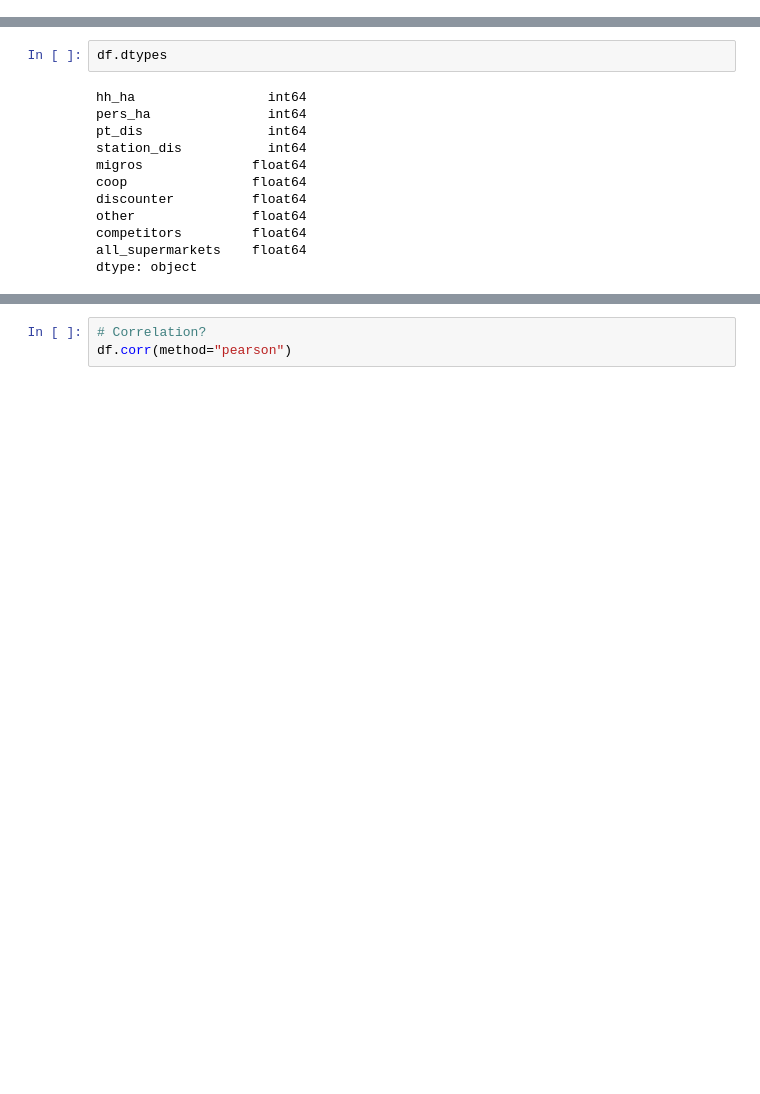
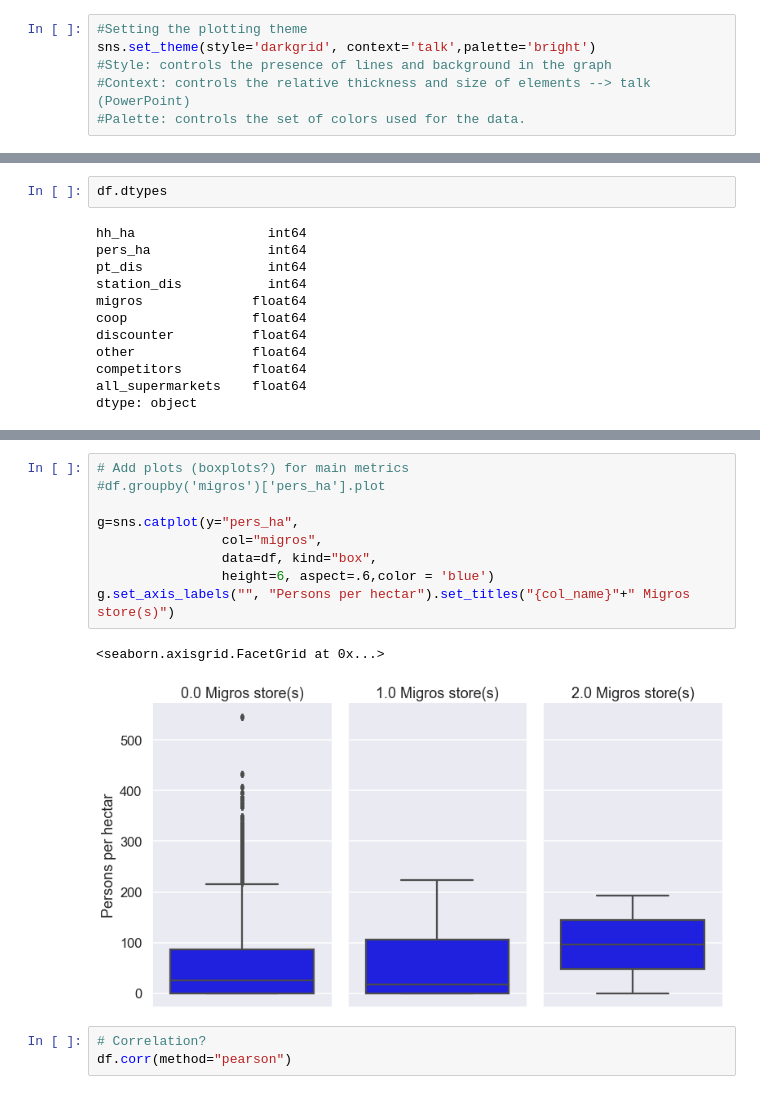
Before and after one commit to martrip/migros_data_challange, a Jupyter notebook: code/DataExploration.ipynb, the cells around one changed output, grey strips where cells are left out. Drawn from its saved outputs; the diff is of its cells as text; blank space fills up the shorter version.

```diff
--- a/code/DataExploration.ipynb
+++ b/code/DataExploration.ipynb
@@ -6,0 +11,6 @@ import pandas as pd
+# %%
+#Setting the plotting theme
+sns.set_theme(style='darkgrid', context='talk',palette='bright')
+#Style: controls the presence of lines and background in the graph
+#Context: controls the relative thickness and size of elements --> talk (PowerPoint)
+#Palette: controls the set of colors used for the data.
@@ -111,3 +132,15 @@ round(df.describe(),2)
+# %%
+# Add plots (boxplots?) for main metrics
+#df.groupby('migros')['pers_ha'].plot
+
+g=sns.catplot(y="pers_ha",
+                col="migros",
+                data=df, kind="box",
+                height=6, aspect=.6,color = 'blue')
+g.set_axis_labels("", "Persons per hectar").set_titles("{col_name}"+" Migros store(s)")
+# %% [output]
+<seaborn.axisgrid.FacetGrid at 0x...>
+[figure, added]
 # %%
 # Correlation?
 df.corr(method="pearson")
```
Also changed, not shown: parts of 9 cells of this notebook.
